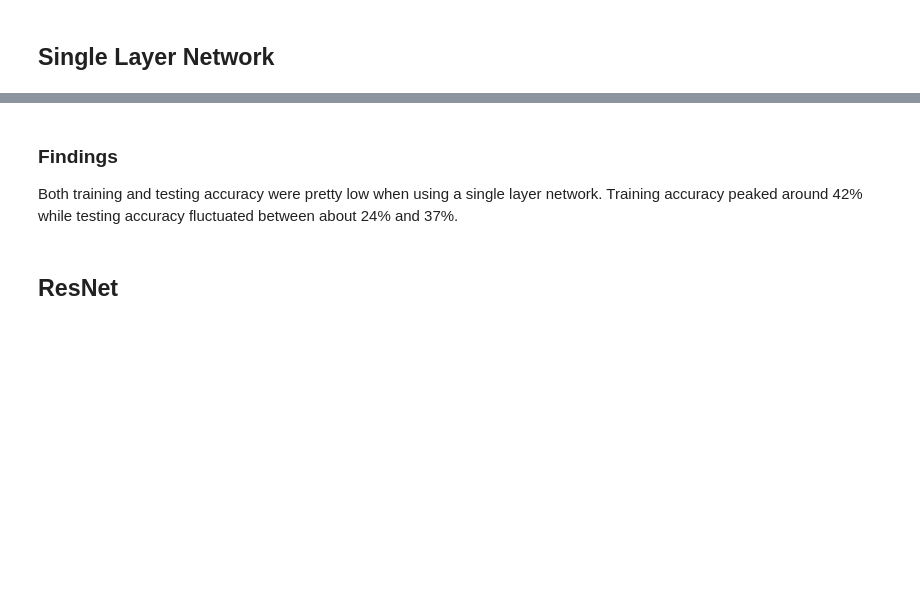
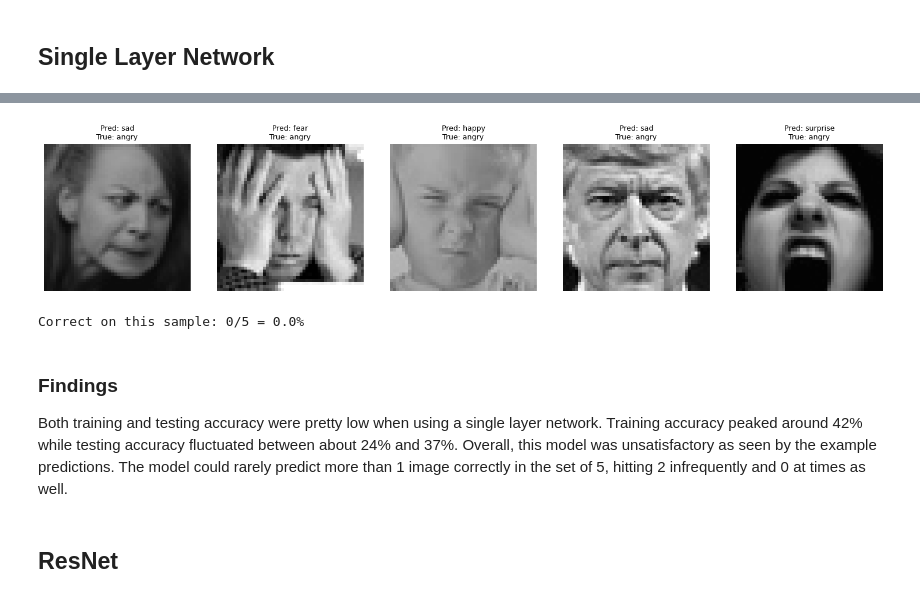
Before and after one commit to manavgurnani21/ECS174_Emotion_Detector, a Jupyter notebook: Final Project ADM.ipynb, the cells around one changed output, grey strips where cells are left out. Saved outputs shown, nothing was run; the diff lists cells and outputs as text; code cells hidden in the pictures; blank space fills up the shorter version.

```diff
--- a/Final Project ADM.ipynb
+++ b/Final Project ADM.ipynb
@@ -174,6 +237,11 @@ train_model(net, train_loader, test_loader)
+# %%
+run_predictions(net, test_loader, num_images=5)
+# %% [output]
+[figure, added]
+Correct on this sample: 0/5 = 0.0%
 # %% [markdown]
 ### Findings
-Both training and testing accuracy were pretty low when using a single layer network. Training accuracy peaked around 42% while testing accuracy fluctuated between about 24% and 37%.
+Both training and testing accuracy were pretty low when using a single layer network. Training accuracy peaked around 42% while testing accuracy fluctuated between about 24% and 37%. Overall, this model was unsatisfactory as seen by the example predictions. The model could rarely predict more than 1 image correctly in the set of 5, hitting 2 infrequently and 0 at times as well.
 # %% [markdown]
 ## ResNet
 # %%
```
Also changed, not shown: parts of 3 cells of this notebook.
